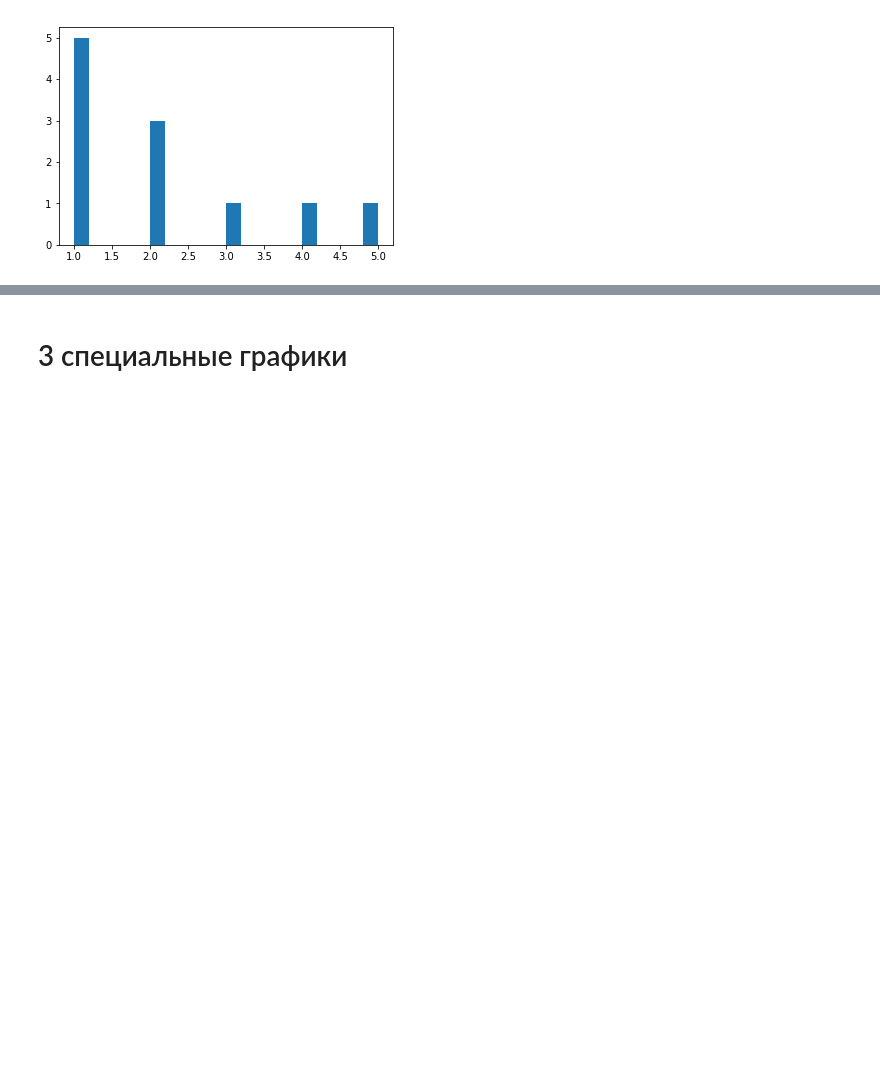
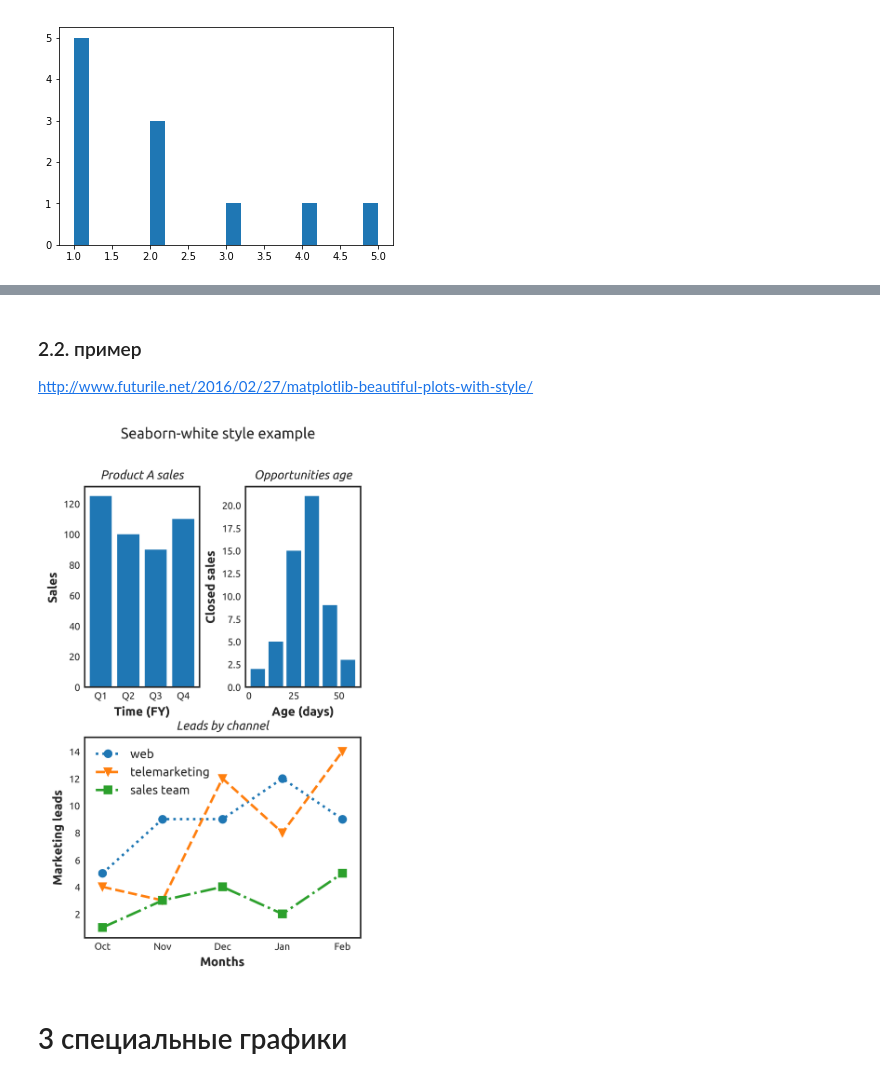
Before and after one commit to oMalyugina/machine_learning_from_scratch, a Jupyter notebook: matplotlib_seaborn_lecture.ipynb, the cells around one changed output, grey strips where cells are left out. Drawn from its saved outputs; the diff is of its cells as text; code cells hidden in the pictures; blank space fills up the shorter version.

```diff
--- a/matplotlib_seaborn_lecture.ipynb
+++ b/matplotlib_seaborn_lecture.ipynb
@@ -38,3 +50,82 @@ plt.show()
+# %% [markdown]
+### 2.2. пример
+
+http://www.futurile.net/2016/02/27/matplotlib-beautiful-plots-with-style/
+# %%
+# Set the style globally
+# Alternatives include bmh, fivethirtyeight, ggplot,
+# dark_background, seaborn-deep, etc
+plt.style.use('seaborn-white')
+
+plt.rcParams['font.family'] = 'serif'
+plt.rcParams['font.serif'] = 'Ubuntu'
+plt.rcParams['font.monospace'] = 'Ubuntu Mono'
+plt.rcParams['font.size'] = 10
+plt.rcParams['axes.labelsize'] = 10
+plt.rcParams['axes.labelweight'] = 'bold'
+plt.rcParams['axes.titlesize'] = 10
+plt.rcParams['xtick.labelsize'] = 8
+plt.rcParams['ytick.labelsize'] = 8
+plt.rcParams['legend.fontsize'] = 10
+plt.rcParams['figure.titlesize'] = 12
+
+# Set an aspect ratio
+width, height = plt.figaspect(1.68)
+fig = plt.figure(figsize=(width,height), dpi=400)
+
+# Product sales plot
+ax1 = plt.subplot(221)
+ax1.bar([1, 2, 3, 4], [125, 100, 90, 110], label="Product A", width=0.8,
+            align='center')
+plt.xticks([1, 2, 3, 4], ['Q1', 'Q2', 'Q3', 'Q4'])
+plt.xlabel('Time (FY)')
+plt.ylabel('Sales')
+# Font style isn't accessible through rcParams
+ax1.set_title("Product A sales", fontstyle='italic')
+
+# Opportunities by age plot
+ax2 = plt.subplot(222)
+population_ages = [1,2,
+                   10,11,13,14,14,
+                   20,20,21,21,22,22,22,23,25,25,25,25,25,27,27,
+                   30,30,30,31,32,32,32,33,33,33,33,34,34,34,34,34,34,36,37,38,39,
+                   41,41,42,42,42,43,45,45,49,
+                   55,57,59,
+                   72,]
+bins = [0,10,20,30,40,50,60]
+ax2.hist(population_ages, bins, histtype='bar', rwidth=0.8)
+plt.xlabel('Age (days)')
+plt.ylabel('Closed sales')
+ax2.set_title('Opportunities age', fontstyle='italic')
+
+# Marketing channels line plot
+ax3 = plt.subplot(2,2,(3,4))
+y_series = [1,2,3,4,5]
+x_1 = [5,9,9,12,9]
+x_2 = [4,3,12,8,14]
+x_3 = [1,3,4,2,5]
+ax3.plot(y_series, x_1, linewidth=2, linestyle=':', marker='o', label='web')
+ax3.plot(y_series, x_2, linewidth=2, linestyle='--', marker='v', label='telemarketing')
+ax3.plot(y_series, x_3, linewidth=2, linestyle='-.', marker='s', label='sales team')
+plt.xlabel('Months')
+plt.ylabel('Marketing leads')
+plt.xticks([1,2,3,4,5], ['Oct', 'Nov', 'Dec', 'Jan', 'Feb'])
+#ax2.tick_params(axis='x', pad=8)
+leg=plt.legend(loc='best', numpoints=1, fancybox=True)
+
+# Axes alteration to put zero values inside the figure Axes
+# Avoids axis white lines cutting through zero values - fivethirtyeight style
+xmin, xmax, ymin, ymax = ax3.axis()
+ax3.axis([xmin-0.1, xmax+0.1, ymin-0.1, ymax+0.4])
+ax3.set_title('Leads by channel', fontstyle='italic')
+
+# Space plots a bit
+plt.subplots_adjust(hspace=0.25, wspace=0.40)
+
+fig.suptitle("Seaborn-white style example")
+plt.savefig('seaborn-style.svg', bbox_inches='tight')
+# %% [output]
+[figure, added]
 # %% [markdown]
 # 3 специальные графики
 # %% [markdown]
```
Also changed, not shown: parts of 8 cells of this notebook.
